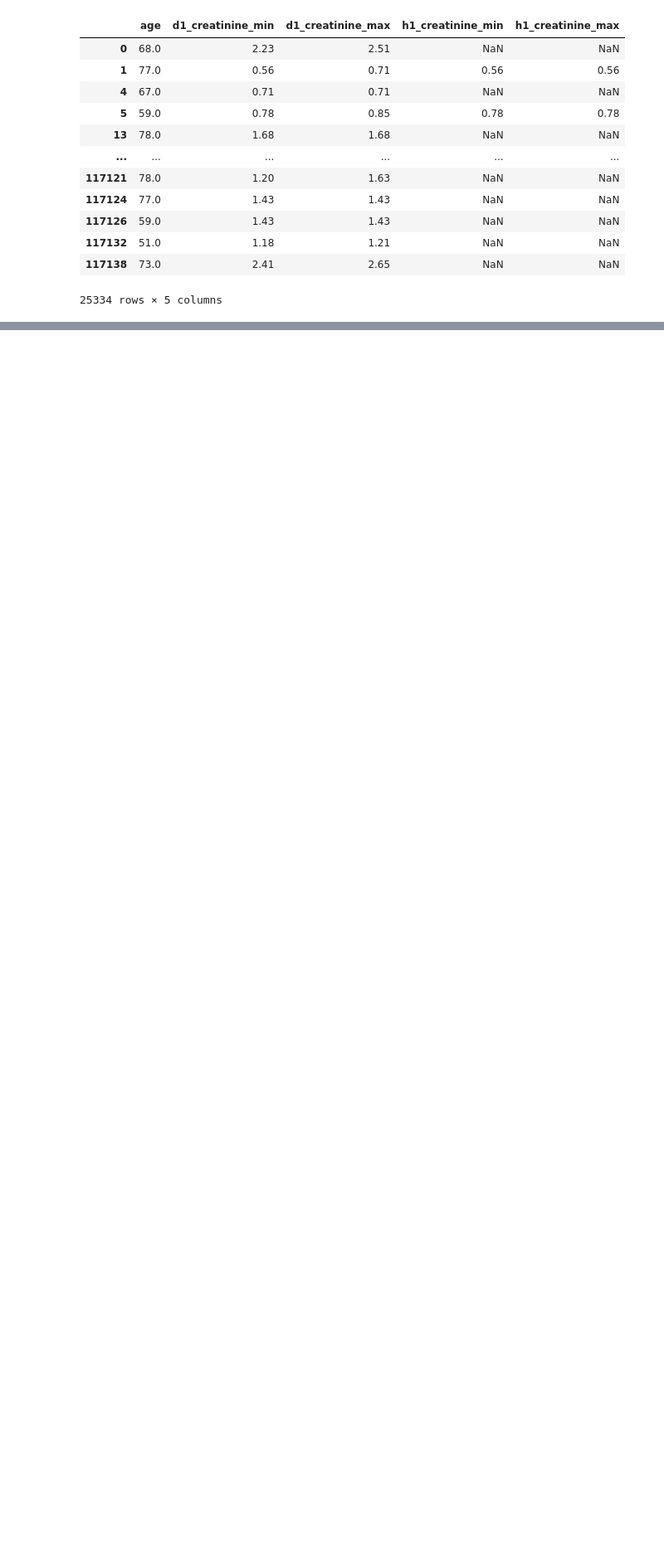
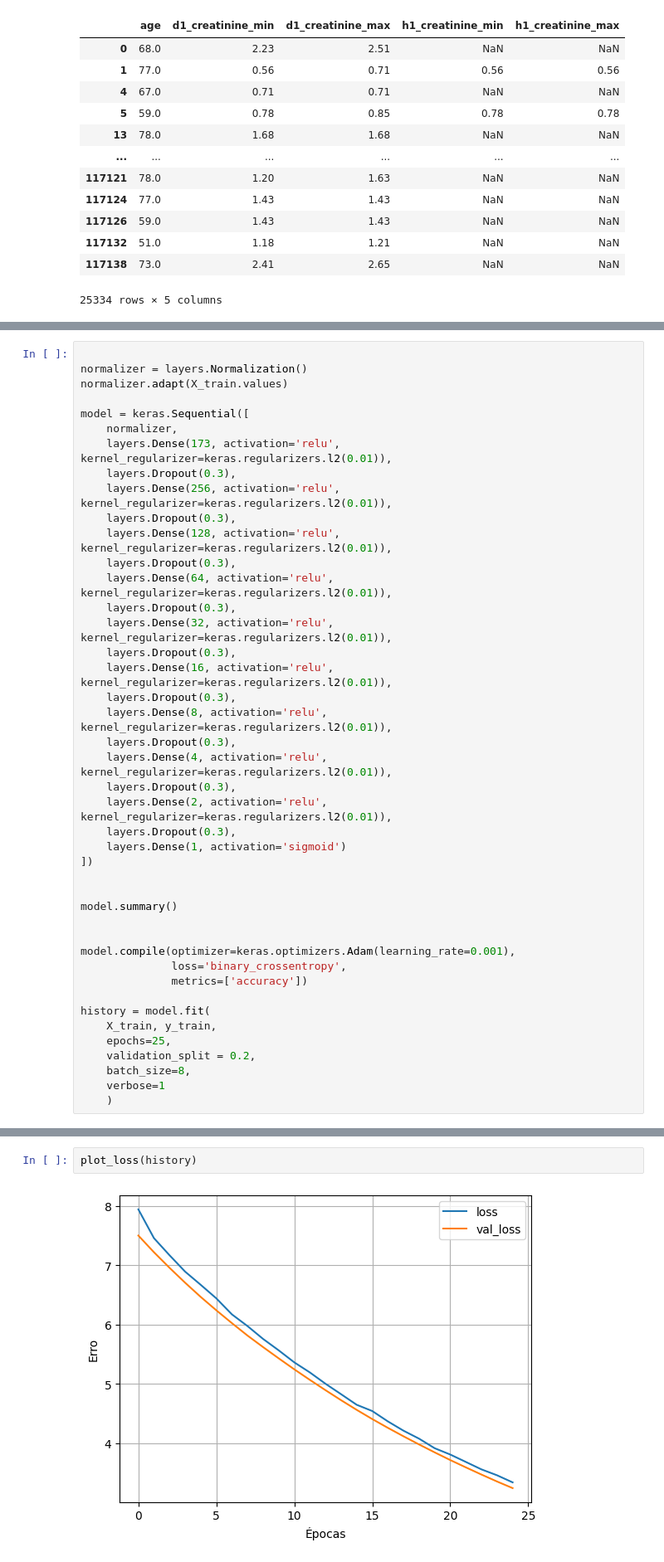
Before and after one commit to pedroogaab/Reconhecimento-de-padroes, a Jupyter notebook: classification.ipynb, the cells around one changed output, grey strips where cells are left out. Shown at 83% size. Cells and saved outputs as stored; diff of their text form; blank space fills up the shorter version.

```diff
--- a/classification.ipynb
+++ b/classification.ipynb
@@ -214,0 +335,43 @@ dtype: int64
+# %%
+
+normalizer = layers.Normalization()
+normalizer.adapt(X_train.values)
+
+model = keras.Sequential([
+    normalizer,
+    layers.Dense(173, activation='relu', kernel_regularizer=keras.regularizers.l2(0.01)),
+    layers.Dropout(0.3),
+    layers.Dense(256, activation='relu', kernel_regularizer=keras.regularizers.l2(0.01)),
+    layers.Dropout(0.3),
+    layers.Dense(128, activation='relu', kernel_regularizer=keras.regularizers.l2(0.01)),
+    layers.Dropout(0.3),
+    layers.Dense(64, activation='relu', kernel_regularizer=keras.regularizers.l2(0.01)),
+    layers.Dropout(0.3),
+    layers.Dense(32, activation='relu', kernel_regularizer=keras.regularizers.l2(0.01)),
+    layers.Dropout(0.3),
+    layers.Dense(16, activation='relu', kernel_regularizer=keras.regularizers.l2(0.01)),
+    layers.Dropout(0.3),
+    layers.Dense(8, activation='relu', kernel_regularizer=keras.regularizers.l2(0.01)),
+    layers.Dropout(0.3),
+    layers.Dense(4, activation='relu', kernel_regularizer=keras.regularizers.l2(0.01)),
+    layers.Dropout(0.3),
+    layers.Dense(2, activation='relu', kernel_regularizer=keras.regularizers.l2(0.01)),
+    layers.Dropout(0.3),
+    layers.Dense(1, activation='sigmoid')
+])
+
+
+model.summary()
+
+
+model.compile(optimizer=keras.optimizers.Adam(learning_rate=0.001),
+              loss='binary_crossentropy',
+              metrics=['accuracy'])
+
+history = model.fit(
+    X_train, y_train,
+    epochs=25,
+    validation_split = 0.2,
+    batch_size=8,
+    verbose=1
+    )
@@ -214,0 +417,4 @@ dtype: int64
+# %%
+plot_loss(history)
+# %% [output]
+[figure, added]
```
Also changed, not shown: parts of 38 cells of this notebook.
